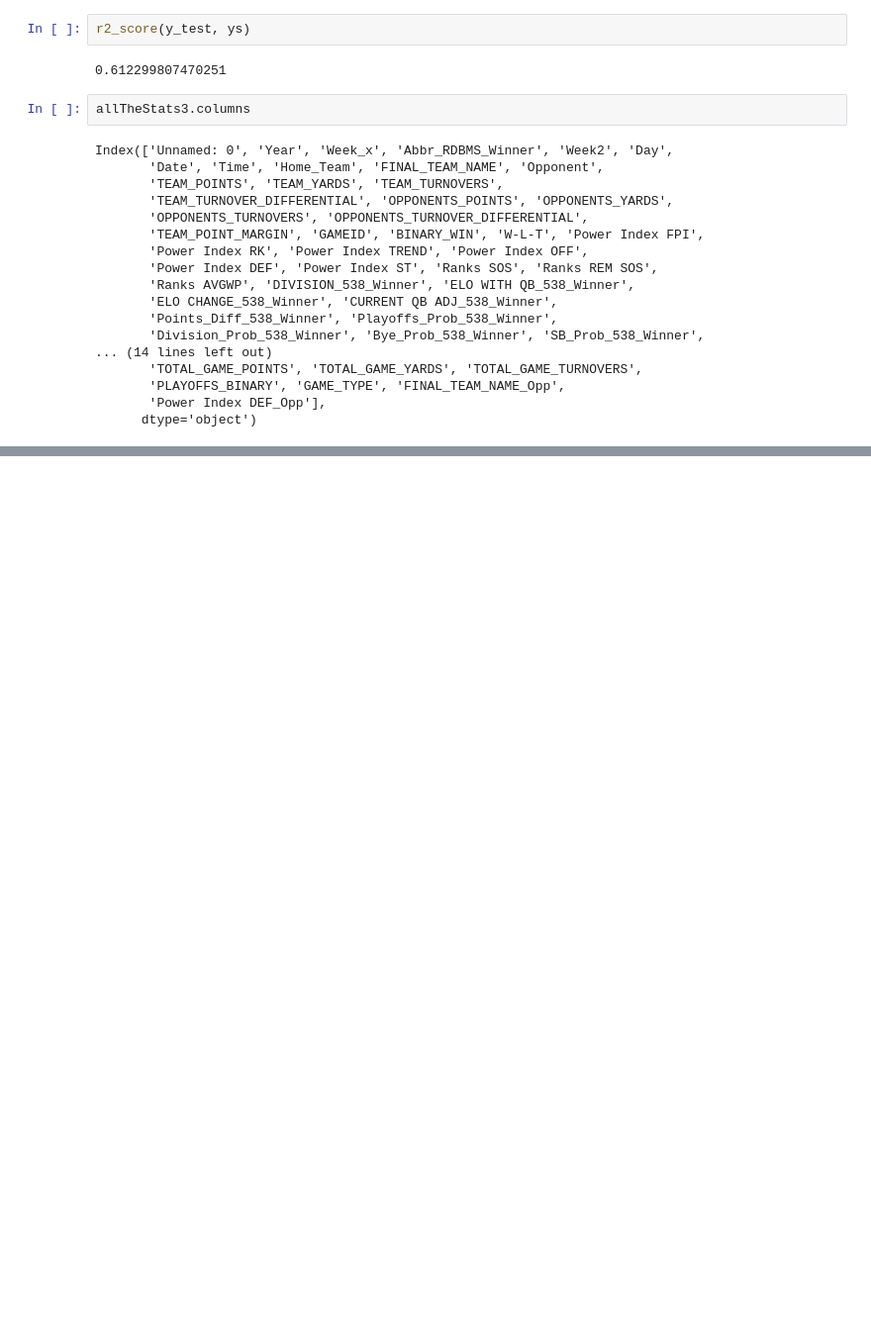
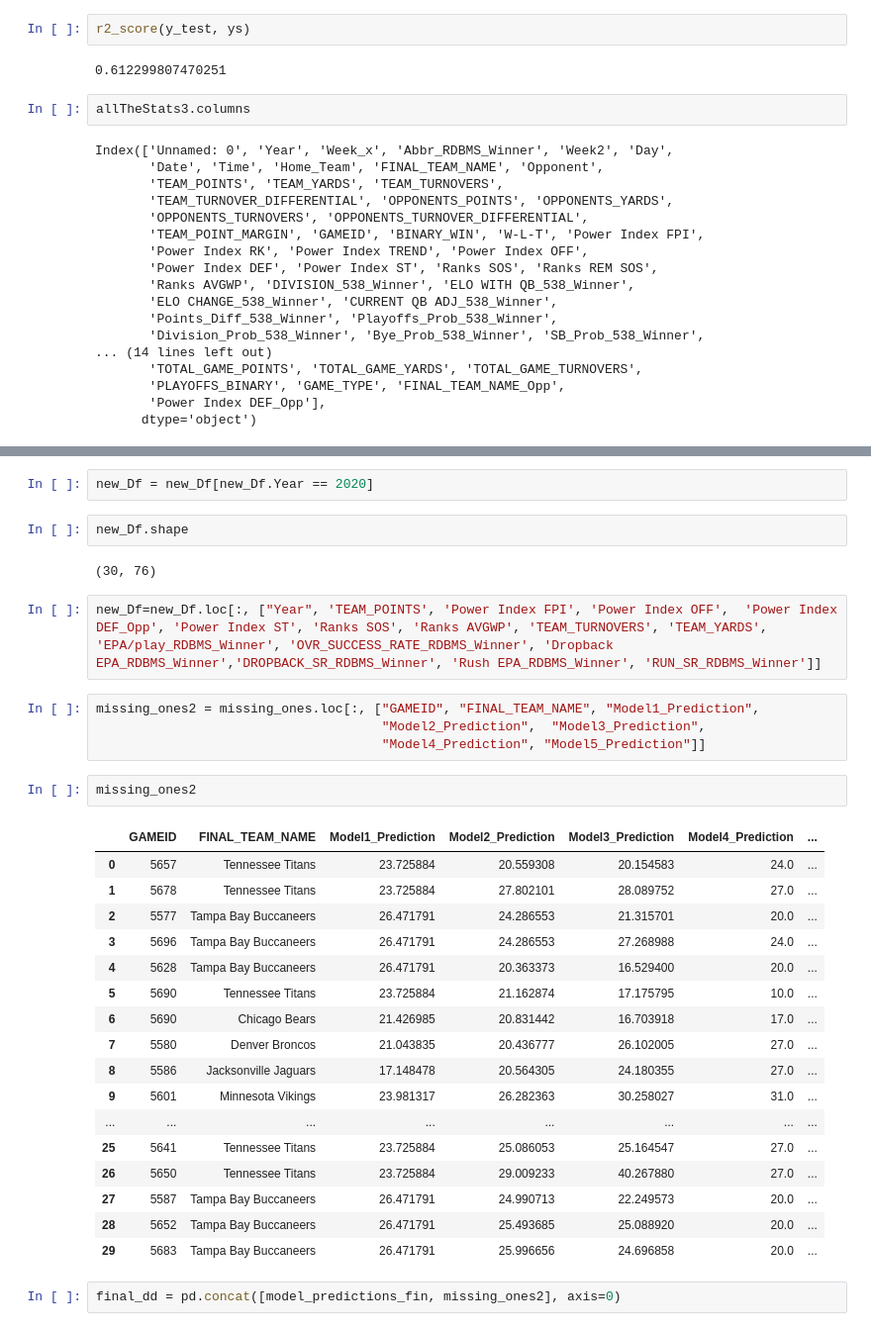
Before and after one commit to adithyav09/NFL-Big-Data-Bowl-2021.github.io, a Jupyter notebook: FinalModel/MachineLearningModels.ipynb, the cells around one changed output, grey strips where cells are left out. Shown at 99% size. Saved outputs shown, nothing was run; the diff lists cells and outputs as text; blank space fills up the shorter version.

```diff
--- a/FinalModel/MachineLearningModels.ipynb
+++ b/FinalModel/MachineLearningModels.ipynb
@@ -1832,0 +2981,34 @@ Index(['Unnamed: 0', 'Year', 'Week_x', 'Abbr_RDBMS_Winner', 'Week2', 'Day',
+# %%
+new_Df = new_Df[new_Df.Year == 2020]
+# %%
+new_Df.shape
+# %% [output]
+(30, 76)
+# %%
+new_Df=new_Df.loc[:, ["Year", 'TEAM_POINTS', 'Power Index FPI', 'Power Index OFF',  'Power Index DEF_Opp', 'Power Index ST', 'Ranks SOS', 'Ranks AVGWP', 'TEAM_TURNOVERS', 'TEAM_YARDS', 'EPA/play_RDBMS_Winner', 'OVR_SUCCESS_RATE_RDBMS_Winner', 'Dropback EPA_RDBMS_Winner','DROPBACK_SR_RDBMS_Winner', 'Rush EPA_RDBMS_Winner', 'RUN_SR_RDBMS_Winner']]
+# %%
+missing_ones2 = missing_ones.loc[:, ["GAMEID", "FINAL_TEAM_NAME", "Model1_Prediction",
+                                     "Model2_Prediction",  "Model3_Prediction",
+                                     "Model4_Prediction", "Model5_Prediction"]]
+# %%
+missing_ones2
+# %% [output]
+|  | GAMEID | FINAL_TEAM_NAME | Model1_Prediction | Model2_Prediction | Model3_Prediction | Model4_Prediction | ... |
+| 0 | 5657 | Tennessee Titans | 23.725884 | 20.559308 | 20.154583 | 24.0 | ... |
+| 1 | 5678 | Tennessee Titans | 23.725884 | 27.802101 | 28.089752 | 27.0 | ... |
+| 2 | 5577 | Tampa Bay Buccaneers | 26.471791 | 24.286553 | 21.315701 | 20.0 | ... |
+| 3 | 5696 | Tampa Bay Buccaneers | 26.471791 | 24.286553 | 27.268988 | 24.0 | ... |
+| 4 | 5628 | Tampa Bay Buccaneers | 26.471791 | 20.363373 | 16.529400 | 20.0 | ... |
+| 5 | 5690 | Tennessee Titans | 23.725884 | 21.162874 | 17.175795 | 10.0 | ... |
+| 6 | 5690 | Chicago Bears | 21.426985 | 20.831442 | 16.703918 | 17.0 | ... |
+| 7 | 5580 | Denver Broncos | 21.043835 | 20.436777 | 26.102005 | 27.0 | ... |
+| 8 | 5586 | Jacksonville Jaguars | 17.148478 | 20.564305 | 24.180355 | 27.0 | ... |
+| 9 | 5601 | Minnesota Vikings | 23.981317 | 26.282363 | 30.258027 | 31.0 | ... |
+| ... | ... | ... | ... | ... | ... | ... | ... |
+| 25 | 5641 | Tennessee Titans | 23.725884 | 25.086053 | 25.164547 | 27.0 | ... |
+| 26 | 5650 | Tennessee Titans | 23.725884 | 29.009233 | 40.267880 | 27.0 | ... |
+| 27 | 5587 | Tampa Bay Buccaneers | 26.471791 | 24.990713 | 22.249573 | 20.0 | ... |
+| 28 | 5652 | Tampa Bay Buccaneers | 26.471791 | 25.493685 | 25.088920 | 20.0 | ... |
+| 29 | 5683 | Tampa Bay Buccaneers | 26.471791 | 25.996656 | 24.696858 | 20.0 | ... |
+# %%
+final_dd = pd.concat([model_predictions_fin, missing_ones2], axis=0)
```
Also changed, not shown: parts of 208 cells of this notebook, 5 other files.
